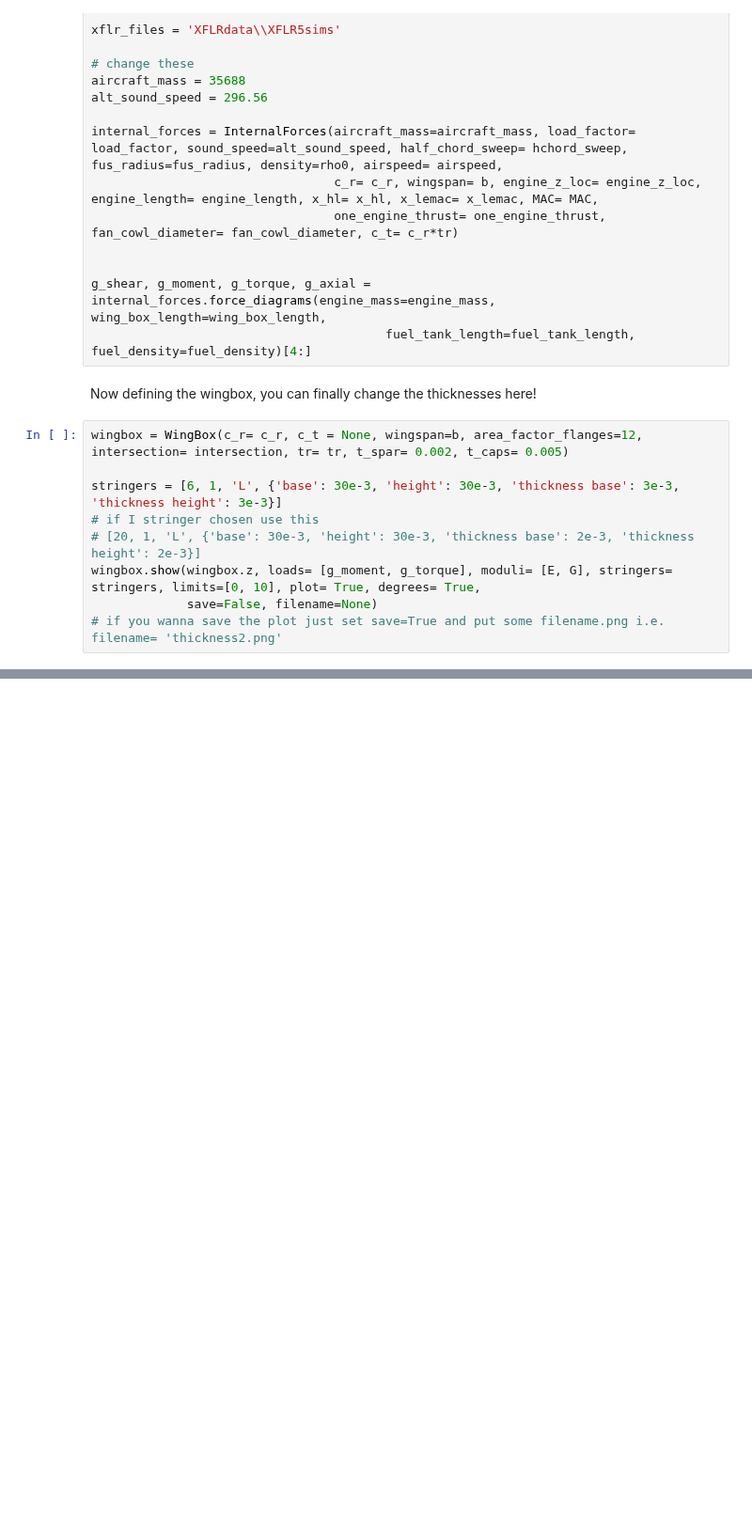
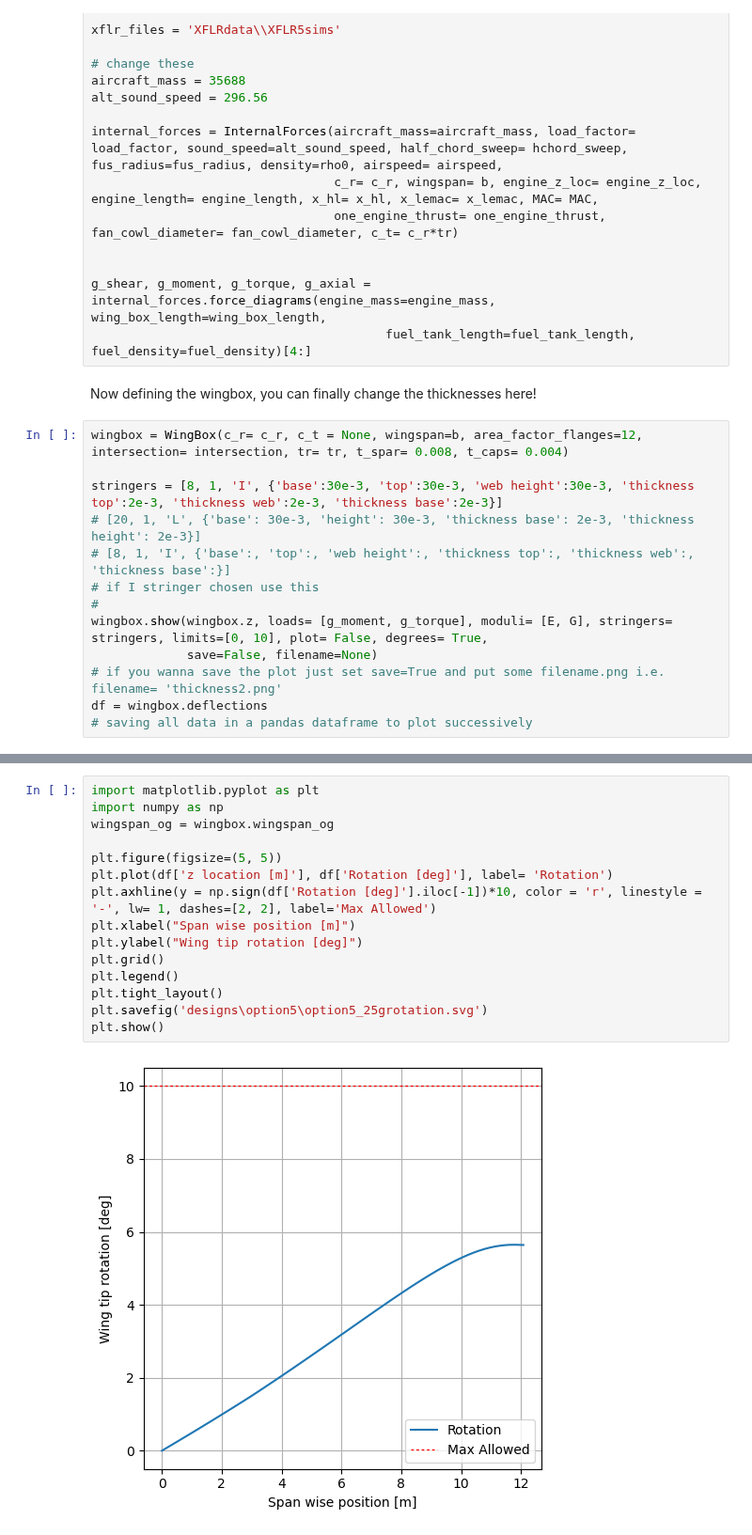
Before and after one commit to federicoangioni/AE2111-I-Aerospace-System-Design, a Jupyter notebook: WP4-5/main_faster.ipynb, the cells around one changed output, grey strips where cells are left out. Shown at 94% size. Saved outputs shown, nothing was run; the diff lists cells and outputs as text; blank space fills up the shorter version.

```diff
--- a/WP4-5/main_faster.ipynb
+++ b/WP4-5/main_faster.ipynb
@@ -26,13 +26,17 @@ g_shear, g_moment, g_torque, g_axial = internal_forces.force_diagrams(engine_mas
 # %% [markdown]
 Now defining the wingbox, you can finally change the thicknesses here!
 # %%
-wingbox = WingBox(c_r= c_r, c_t = None, wingspan=b, area_factor_flanges=12, intersection= intersection, tr= tr, t_spar= 0.002, t_caps= 0.005)
+wingbox = WingBox(c_r= c_r, c_t = None, wingspan=b, area_factor_flanges=12, intersection= intersection, tr= tr, t_spar= 0.008, t_caps= 0.004)
 
-stringers = [6, 1, 'L', {'base': 30e-3, 'height': 30e-3, 'thickness base': 3e-3, 'thickness height': 3e-3}]
+stringers = [8, 1, 'I', {'base':30e-3, 'top':30e-3, 'web height':30e-3, 'thickness top':2e-3, 'thickness web':2e-3, 'thickness base':2e-3}]
+# [20, 1, 'L', {'base': 30e-3, 'height': 30e-3, 'thickness base': 2e-3, 'thickness height': 2e-3}]
+# [8, 1, 'I', {'base':, 'top':, 'web height':, 'thickness top':, 'thickness web':, 'thickness base':}]
 # if I stringer chosen use this
-# [20, 1, 'L', {'base': 30e-3, 'height': 30e-3, 'thickness base': 2e-3, 'thickness height': 2e-3}]
-wingbox.show(wingbox.z, loads= [g_moment, g_torque], moduli= [E, G], stringers= stringers, limits=[0, 10], plot= True, degrees= True,
+#
+wingbox.show(wingbox.z, loads= [g_moment, g_torque], moduli= [E, G], stringers= stringers, limits=[0, 10], plot= False, degrees= True,
              save=False, filename=None)
 # if you wanna save the plot just set save=True and put some filename.png i.e. filename= 'thickness2.png'
+df = wingbox.deflections
+# saving all data in a pandas dataframe to plot successively
 # %% [output]
 Wing span modified goes from 0 to 12.08
@@ -43,0 +47,17 @@ AttributeError: module 'matplotlib.pyplot' has no attribute 'set_xlabel'
+# %%
+import matplotlib.pyplot as plt
+import numpy as np
+wingspan_og = wingbox.wingspan_og
+
+plt.figure(figsize=(5, 5))
+plt.plot(df['z location [m]'], df['Rotation [deg]'], label= 'Rotation')
+plt.axhline(y = np.sign(df['Rotation [deg]'].iloc[-1])*10, color = 'r', linestyle = '-', lw= 1, dashes=[2, 2], label='Max Allowed')
+plt.xlabel("Span wise position [m]")
+plt.ylabel("Wing tip rotation [deg]")
+plt.grid()
+plt.legend()
+plt.tight_layout()
+plt.savefig('designs\option5\option5_25grotation.svg')
+plt.show()
+# %% [output]
+[figure, added]
```
Also changed, not shown: parts of 3 cells of this notebook, 1 other file.
